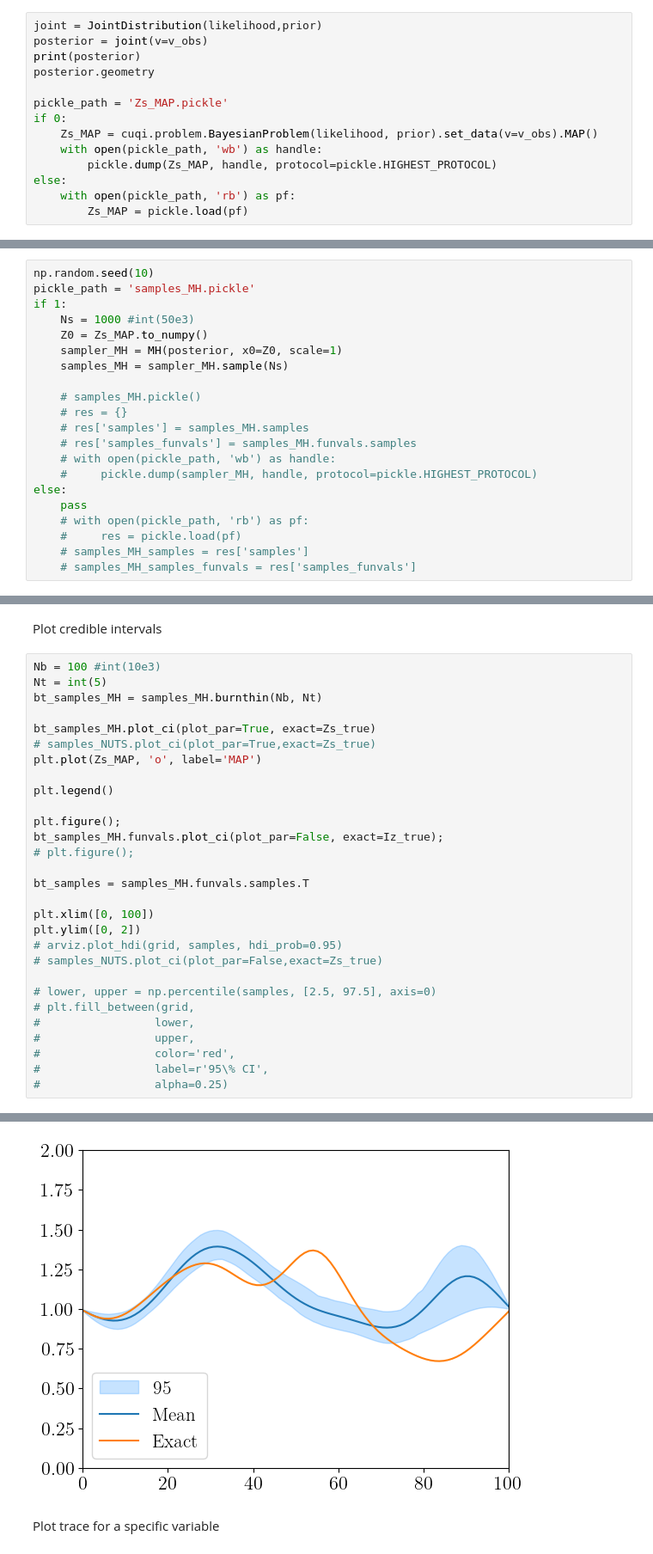
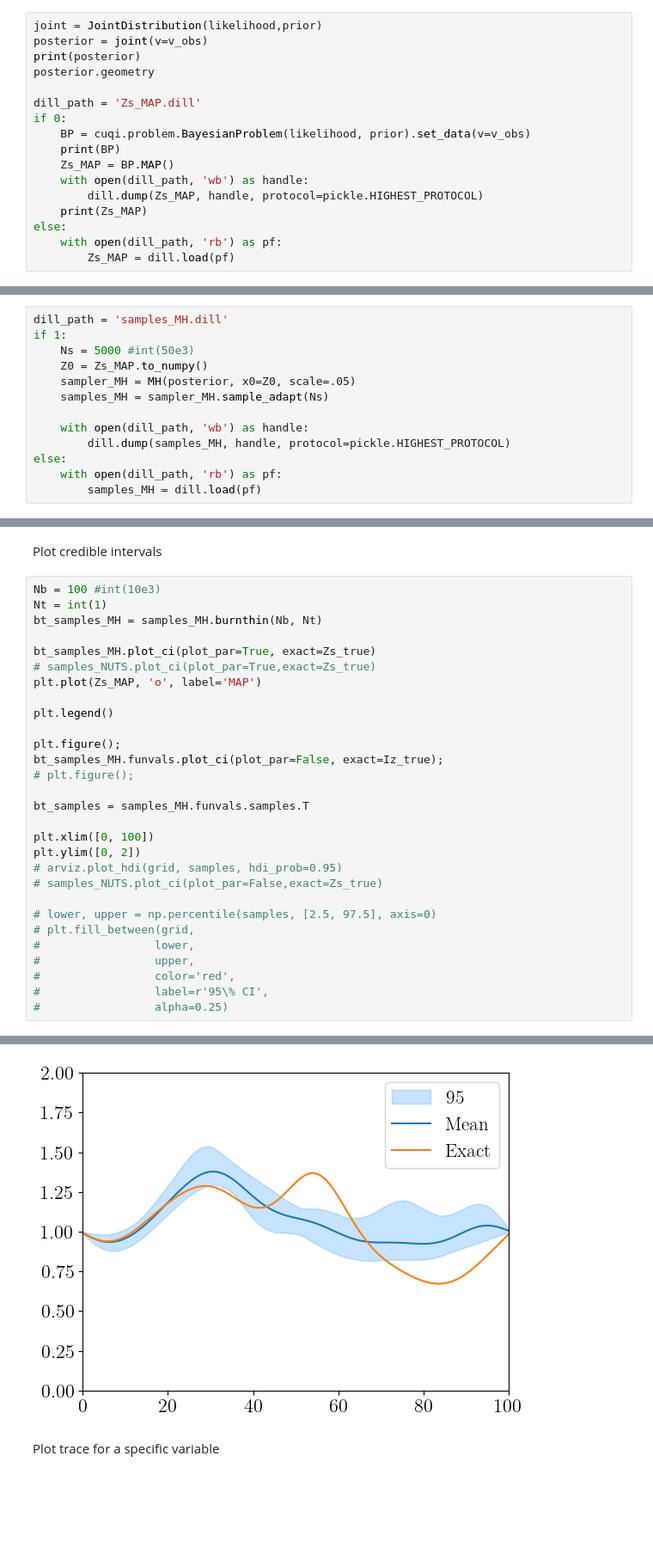
Before and after one commit to MarkusTHolm/BeamUQ, a Jupyter notebook: beamUQ.ipynb, the cells around one changed output, grey strips where cells are left out. Shown at 86% size. Saved outputs shown, nothing was run; the diff lists cells and outputs as text; blank space fills up the shorter version.

Commit message:
Commit dill

```diff
--- a/beamUQ.ipynb
+++ b/beamUQ.ipynb
@@ -165,12 +170,15 @@ posterior = joint(v=v_obs)
 print(posterior)
 posterior.geometry
 
-pickle_path = 'Zs_MAP.pickle'
+dill_path = 'Zs_MAP.dill'
 if 0:
-    Zs_MAP = cuqi.problem.BayesianProblem(likelihood, prior).set_data(v=v_obs).MAP()
-    with open(pickle_path, 'wb') as handle:
-        pickle.dump(Zs_MAP, handle, protocol=pickle.HIGHEST_PROTOCOL)
+    BP = cuqi.problem.BayesianProblem(likelihood, prior).set_data(v=v_obs)
+    print(BP)
+    Zs_MAP = BP.MAP()
+    with open(dill_path, 'wb') as handle:
+        dill.dump(Zs_MAP, handle, protocol=pickle.HIGHEST_PROTOCOL)
+    print(Zs_MAP)
 else:
-    with open(pickle_path, 'rb') as pf:
-        Zs_MAP = pickle.load(pf)
+    with open(dill_path, 'rb') as pf:
+        Zs_MAP = dill.load(pf)
 # %% [output]
@@ -178,24 +192,16 @@ ValueError: Every density parameter must have a distribution (prior). Missing pr
 # %% [markdown]
 Sample using the Metropolis-Hastings sampler
 # %%
-np.random.seed(10)
-pickle_path = 'samples_MH.pickle'
+dill_path = 'samples_MH.dill'
 if 1:
-    Ns = 1000 #int(50e3)
+    Ns = 5000 #int(50e3)
     Z0 = Zs_MAP.to_numpy()
-    sampler_MH = MH(posterior, x0=Z0, scale=1)
-    samples_MH = sampler_MH.sample(Ns)
+    sampler_MH = MH(posterior, x0=Z0, scale=.05)
+    samples_MH = sampler_MH.sample_adapt(Ns)
 
-    # samples_MH.pickle()
-    # res = {}
-    # res['samples'] = samples_MH.samples
-    # res['samples_funvals'] = samples_MH.funvals.samples
-    # with open(pickle_path, 'wb') as handle:
-    #     pickle.dump(sampler_MH, handle, protocol=pickle.HIGHEST_PROTOCOL)
+    with open(dill_path, 'wb') as handle:
+        dill.dump(samples_MH, handle, protocol=pickle.HIGHEST_PROTOCOL)
 else:
-    pass
-    # with open(pickle_path, 'rb') as pf:
-    #     res = pickle.load(pf)
-    # samples_MH_samples = res['samples']
-    # samples_MH_samples_funvals = res['samples_funvals']
+    with open(dill_path, 'rb') as pf:
+        samples_MH = dill.load(pf)
 # %% [output]
@@ -220,7 +228,7 @@ print(samples_MH.compute_ess())
 Plot credible intervals
 # %%
 Nb = 100 #int(10e3)
-Nt = int(5)
+Nt = int(1)
 bt_samples_MH = samples_MH.burnthin(Nb, Nt)
 
 bt_samples_MH.plot_ci(plot_par=True, exact=Zs_true)
@@ -253,4 +261,4 @@ plt.ylim([0, 2])
-[figure, old version]
+[figure, new version]
 # %% [markdown]
 Plot trace for a specific variable
 # %%
```
Also changed, not shown: parts of 10 cells of this notebook, 50 other files.
